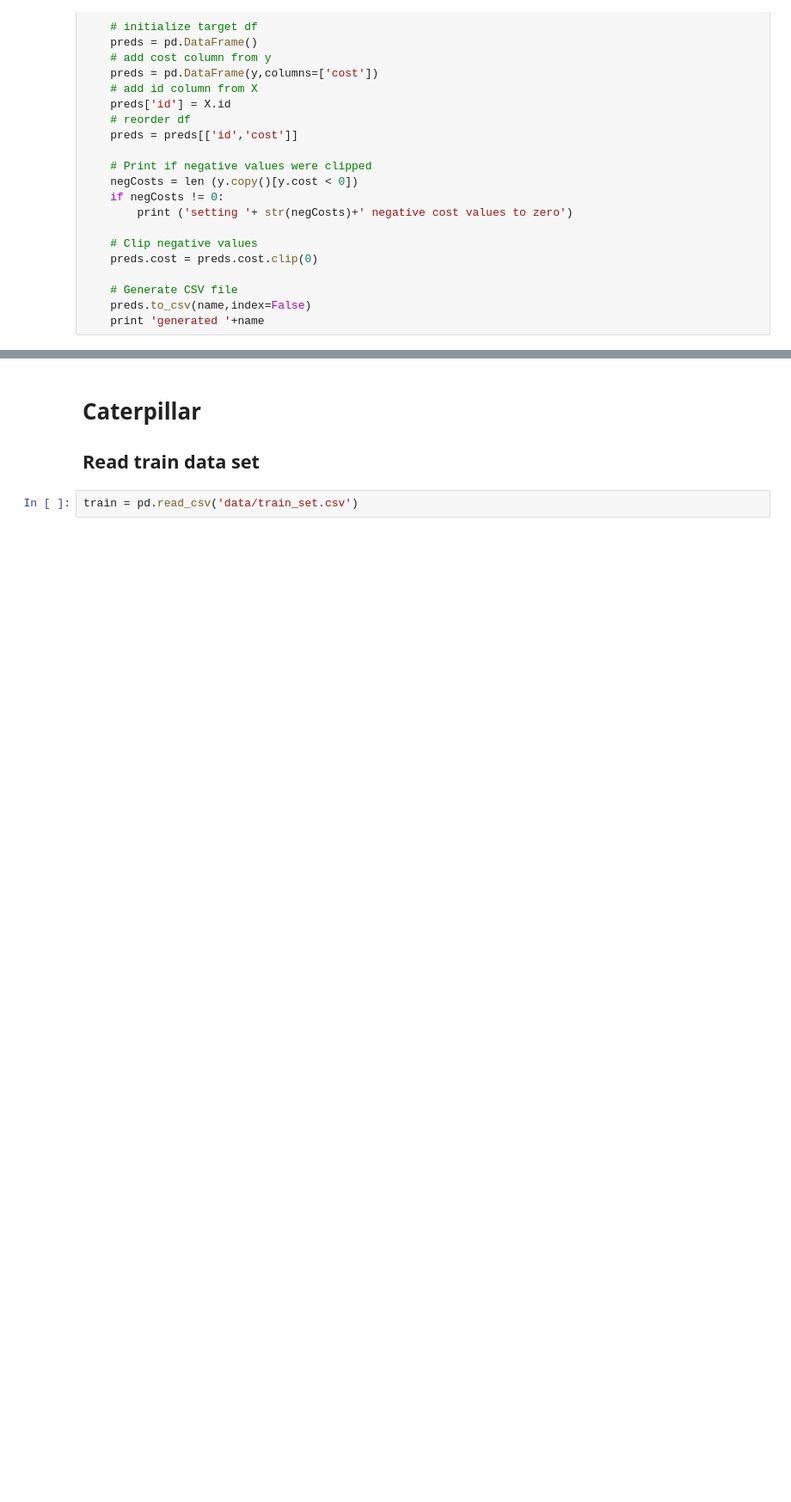
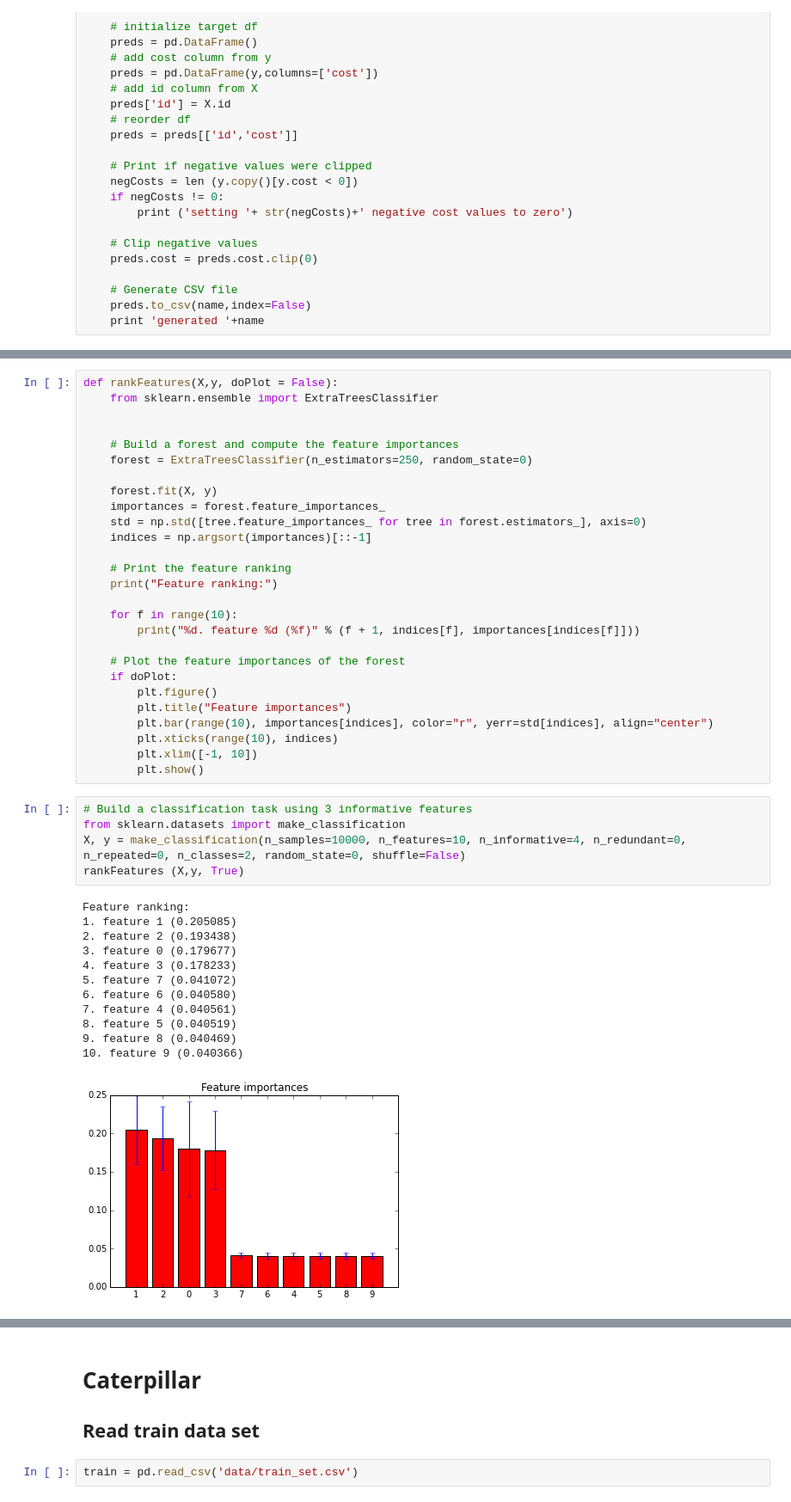
Before and after one commit to cphantrong/k-cat, a Jupyter notebook: Caterpillar.ipynb, the cells around one changed output, grey strips where cells are left out. Shown at 86% size. Cells and saved outputs as stored; diff of their text form; blank space fills up the shorter version.

```diff
--- a/Caterpillar.ipynb
+++ b/Caterpillar.ipynb
@@ -75,0 +88,45 @@ def submitForCaterpillar(X,y):
+# %%
+def rankFeatures(X,y, doPlot = False):
+    from sklearn.ensemble import ExtraTreesClassifier
+
+
+    # Build a forest and compute the feature importances
+    forest = ExtraTreesClassifier(n_estimators=250, random_state=0)
+
+    forest.fit(X, y)
+    importances = forest.feature_importances_
+    std = np.std([tree.feature_importances_ for tree in forest.estimators_], axis=0)
+    indices = np.argsort(importances)[::-1]
+
+    # Print the feature ranking
+    print("Feature ranking:")
+
+    for f in range(10):
+        print("%d. feature %d (%f)" % (f + 1, indices[f], importances[indices[f]]))
+
+    # Plot the feature importances of the forest
+    if doPlot:
+        plt.figure()
+        plt.title("Feature importances")
+        plt.bar(range(10), importances[indices], color="r", yerr=std[indices], align="center")
+        plt.xticks(range(10), indices)
+        plt.xlim([-1, 10])
+        plt.show()
+# %%
+# Build a classification task using 3 informative features
+from sklearn.datasets import make_classification
+X, y = make_classification(n_samples=10000, n_features=10, n_informative=4, n_redundant=0, n_repeated=0, n_classes=2, random_state=0, shuffle=False)
+rankFeatures (X,y, True)
+# %% [output]
+Feature ranking:
+1. feature 1 (0.205085)
+2. feature 2 (0.193438)
+3. feature 0 (0.179677)
+4. feature 3 (0.178233)
+5. feature 7 (0.041072)
+6. feature 6 (0.040580)
+7. feature 4 (0.040561)
+8. feature 5 (0.040519)
+9. feature 8 (0.040469)
+10. feature 9 (0.040366)
+[figure, added]
```
Also changed, not shown: parts of 46 cells of this notebook.
